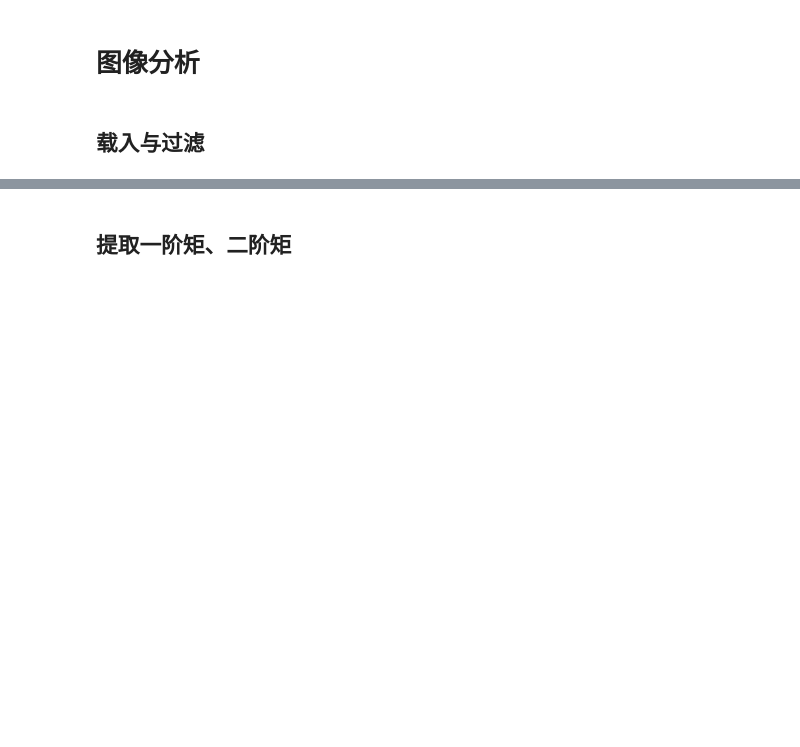
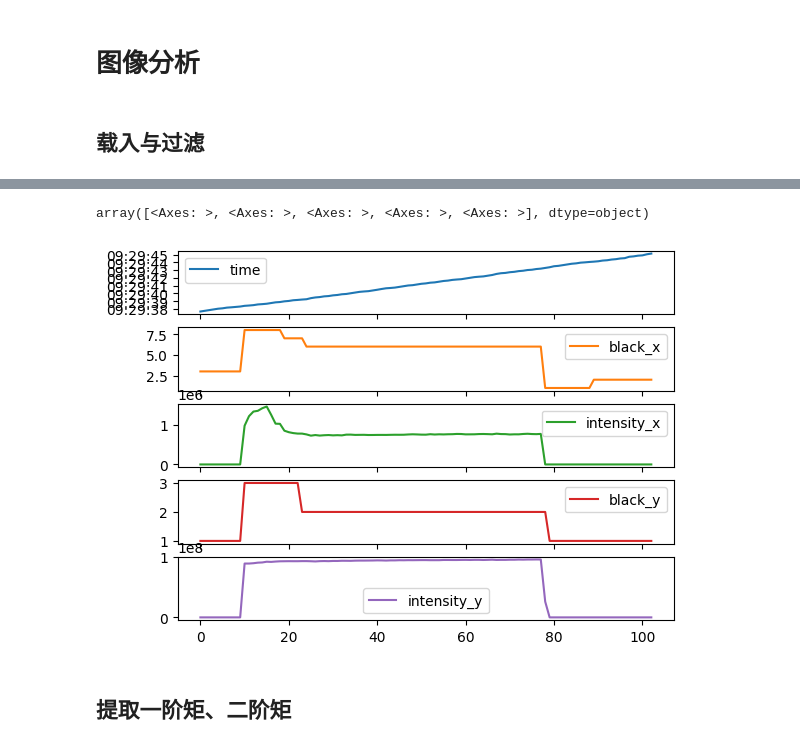
Before and after one commit to ywzhang909/optical_data_mining, a Jupyter notebook: notebooks/data.ipynb, the cells around one changed output, grey strips where cells are left out. Drawn from its saved outputs; the diff is of its cells as text; code cells hidden in the pictures; blank space fills up the shorter version.

```diff
--- a/notebooks/data.ipynb
+++ b/notebooks/data.ipynb
@@ -322,34 +326,42 @@ def process_image_data(df, denoise_method='median'):
 
 def process_beam_data(beam_df, denoise_method='median'):
     """
     统一处理光束数据的预处理
 
     Args:
         beam_df (pd.DataFrame): 原始光束数据
         denoise_method (str): 去暗场方法
 
     Returns:
         pd.DataFrame: 处理后的数据
     """
     # 处理时间列
     beam_df = process_time_columns(beam_df)
     # 处理图像数据
     beam_df = process_image_data(beam_df, denoise_method)
     return beam_df
 
 
 axis_beam = process_beam_data(axis_beam, 'median')
 pupil_beam = process_beam_data(pupil_beam, 'median')
 
 # 筛选有效数据
 
 if ref_to_weak_light:
     ref_axis = process_beam_data(ref_axis, 'median')
     valid_ref_axis = ref_axis[ref_axis['intensity'] > 10]
 valid_axis_beam = axis_beam[axis_beam['intensity'] > 10]
 valid_pupil_beam = pupil_beam[pupil_beam['intensity'] > 10]
 
-axis_beam['intensity'].plot()
+c = ['intensity', 'time']
+pd.merge_asof(
+    axis_beam.sort_values('time'),
+    pupil_beam.sort_values('time'),
+    on='time', direction='nearest'
+).plot(subplots=True)
+# %% [output]
+array([<Axes: >, <Axes: >, <Axes: >, <Axes: >, <Axes: >], dtype=object)
+[figure, added]
 # %% [markdown]
 ## 提取一阶矩、二阶矩
 # %%
```
Also changed, not shown: parts of 13 cells of this notebook, 7 other files.
